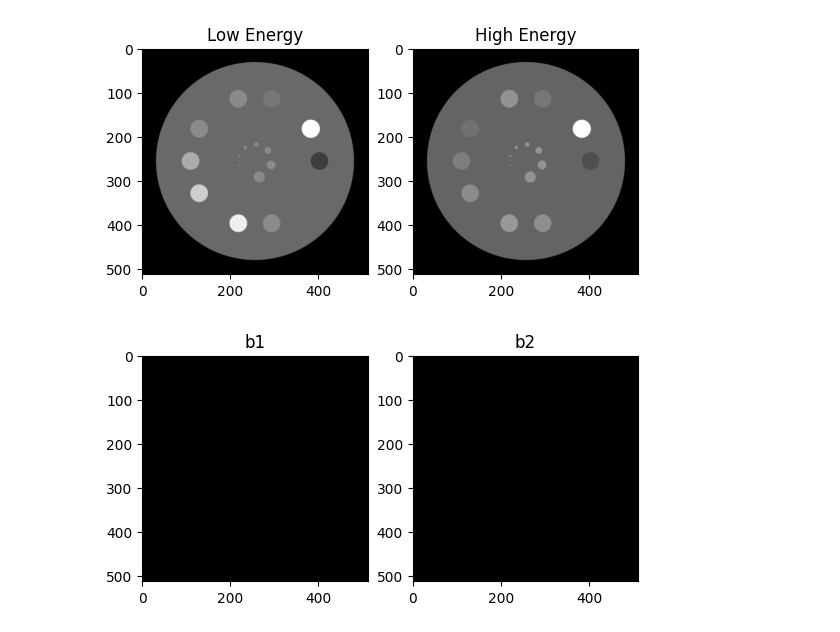
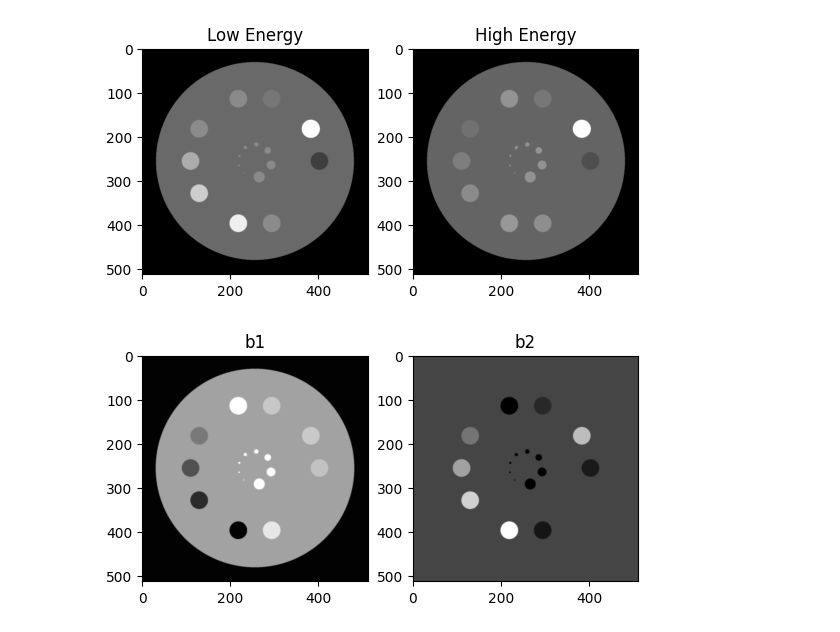
Before and after one commit to SEU-CT-Recon/crip, a Jupyter notebook: example/03-DECT.ipynb, the cells around one changed output. Saved outputs shown, nothing was run; the diff lists cells and outputs as text; code cells hidden in the pictures.

```diff
--- a/example/03-DECT.ipynb
+++ b/example/03-DECT.ipynb
@@ -25,9 +25,9 @@ CaCl2_100 = brewPowderSolution(CaCl2, Water, 100, 'mg/mL') # 100 mg/mL CaCl2 pow
 # %%
 # Image-Domain Dual-Energy Two-Material Decomposition.
 b1, b2 = deDecompRecon(low, high, (Water.mu[50], Water.mu[80]), (CaCl2_100.mu[50], CaCl2_100.mu[80]))
 plt.figure()
-plt.subplot(121); plt.imshow(windowFullRange(b1), cmap='gray', **VMIN0_VMAX1); plt.title('b1')
-plt.subplot(122); plt.imshow(windowFullRange(b2), cmap='gray', **VMIN0_VMAX1); plt.title('b2')
+plt.subplot(121); plt.imshow(b1, cmap='gray'); plt.title('b1')
+plt.subplot(122); plt.imshow(b2, cmap='gray'); plt.title('b2')
 plt.show()
 # %% [output]
-[figure, old version]
+[figure, new version]
```
Also changed, not shown: 27 other files.
